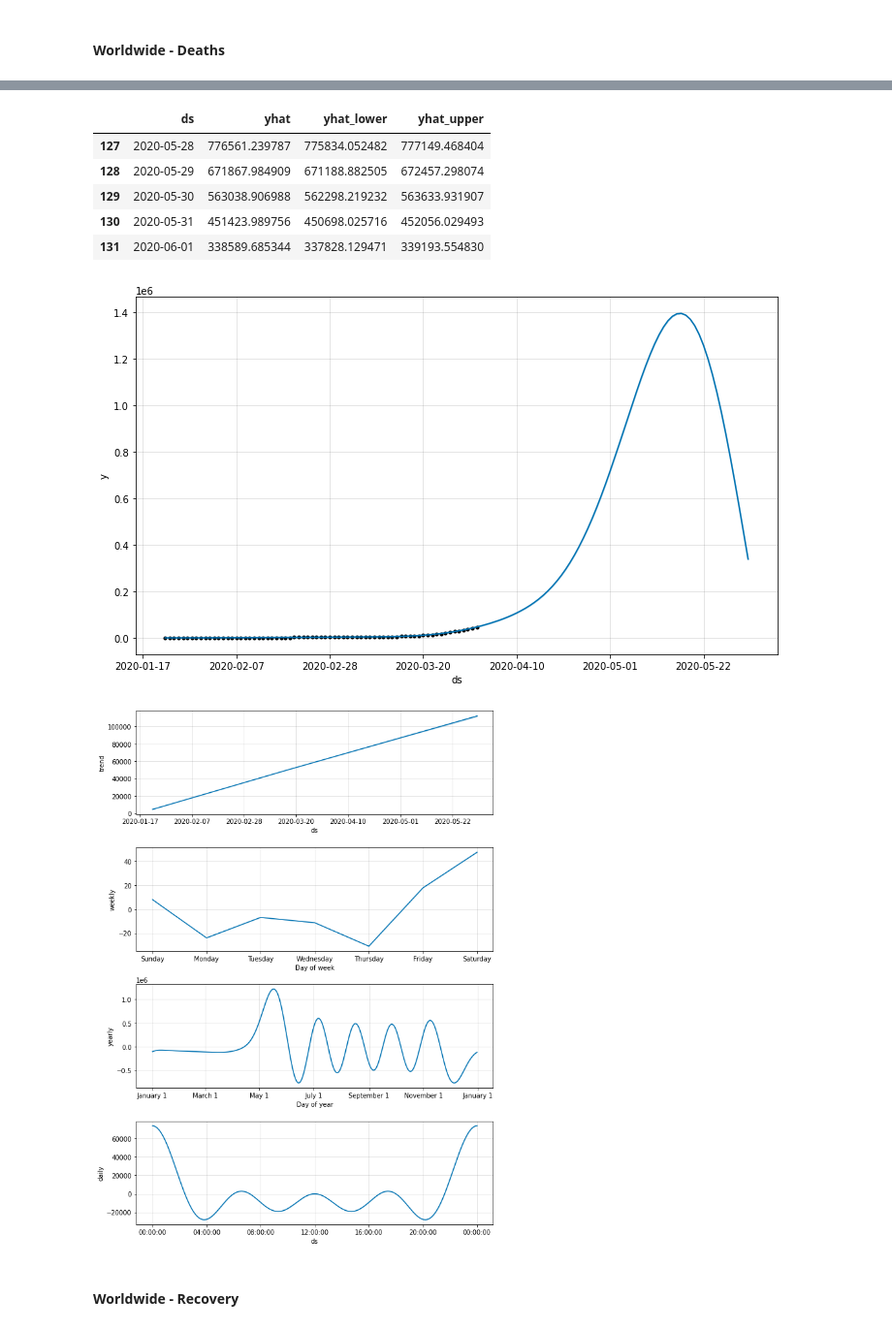
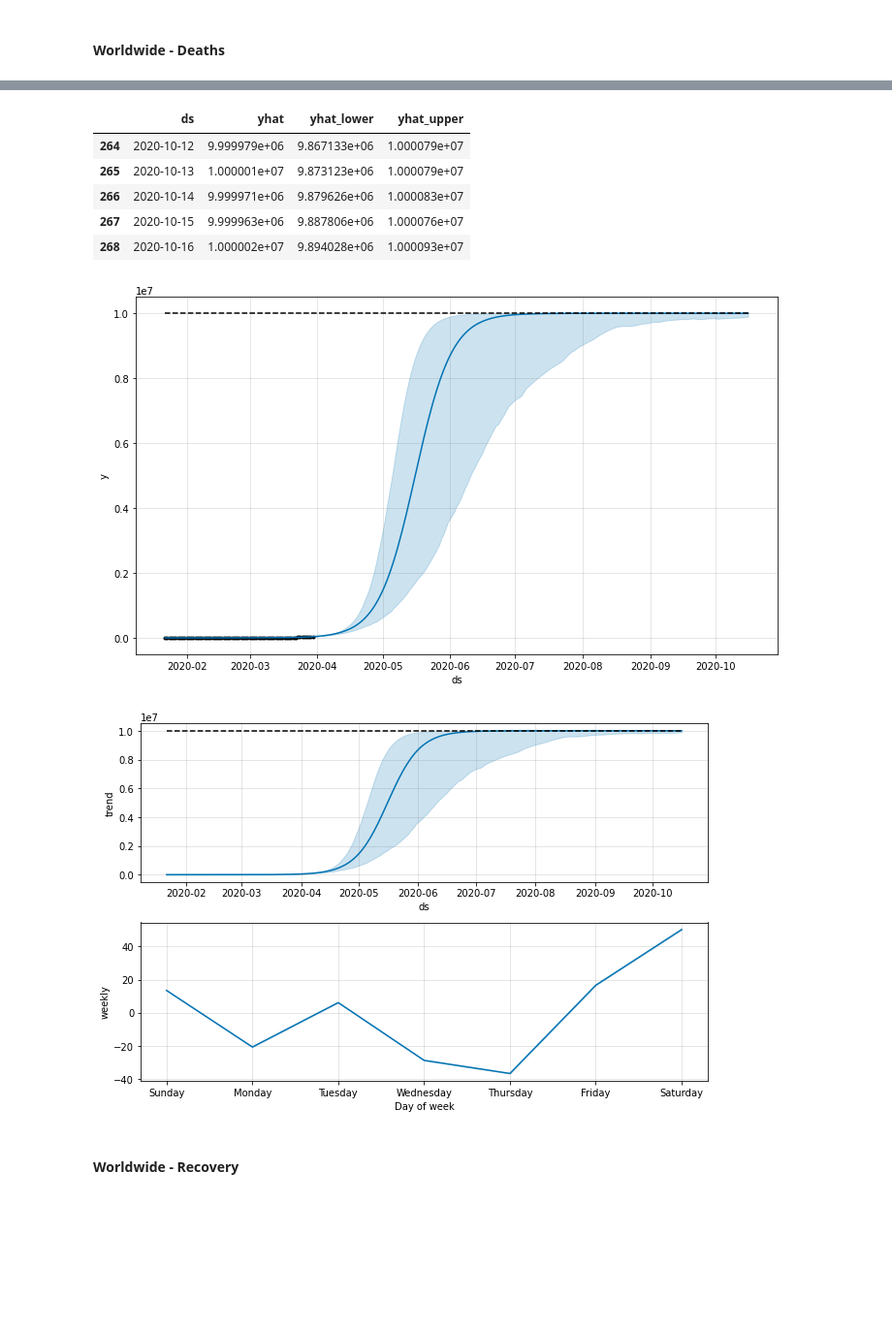
Before and after one commit to SBGitHub21/Sharing_Work, a Jupyter notebook: Predict_the_Spread_of_Covid_19.ipynb, the cells around one changed output, grey strips where cells are left out. Shown at 97% size. Cells and saved outputs as stored; diff of their text form; code cells hidden in the pictures; blank space fills up the shorter version.

```diff
--- a/Predict_the_Spread_of_Covid_19.ipynb
+++ b/Predict_the_Spread_of_Covid_19.ipynb
@@ -9,7 +4,7 @@ Drive already mounted at /content/drive; to attempt to forcibly remount, call dr
 ### Data Collection and Preprocessing
 # %%
 import pandas as pd
-df = pd.read_csv('/content/drive/My Drive/BI_project_Covid/covid_19_data.csv',parse_dates=['Last Update'],index_col=0)
+df = pd.read_csv('/content/drive/My Drive/Covid_Data/novel-corona-virus-2019-dataset/covid_19_data.csv',parse_dates=['Last Update'],index_col=0)
 #parsing according to the last update datetime column
 #serial number as index
 df.rename(columns={'ObservationDate':'Date', 'Country/Region':'Country'}, inplace=True)
@@ -394,5 +391,8 @@ m.plot_components(forecast);
 #### Worldwide - Deaths
 # %%
 #fixing data
+deaths = df.groupby('Date').sum()['Deaths'].reset_index()
 deaths.columns = ['ds','y']
 deaths['ds'] = pd.to_datetime(deaths['ds'])
+deaths['cap']= 10000000
+deaths.head()
@@ -399,6 +406,6 @@ deaths['ds'] = pd.to_datetime(deaths['ds'])
 # %%
-m = Prophet(interval_width=0.95,yearly_seasonality=True,daily_seasonality=True)
-m.fit(deaths)
-future = m.make_future_dataframe(periods=61)
+m1 = Prophet(interval_width=0.95,growth = 'logistic',n_changepoints=5)
+m1.fit(deaths)
+future = m1.make_future_dataframe(periods=200)
 future.tail()
 # %% [output]
@@ -411,21 +420,22 @@ future.tail()
 # %%
-forecast = m.predict(future)
+future['cap']=10000000
+forecast = m1.predict(future)
 forecast[['ds', 'yhat', 'yhat_lower', 'yhat_upper']].tail()
 # %% [output]
 |  | ds | yhat | yhat_lower | yhat_upper |
-| 127 | 2020-05-28 | 776561.239787 | 775834.052482 | 777149.468404 |
-| 128 | 2020-05-29 | 671867.984909 | 671188.882505 | 672457.298074 |
-| 129 | 2020-05-30 | 563038.906988 | 562298.219232 | 563633.931907 |
-| 130 | 2020-05-31 | 451423.989756 | 450698.025716 | 452056.029493 |
-| 131 | 2020-06-01 | 338589.685344 | 337828.129471 | 339193.554830 |
+| 264 | 2020-10-12 | 9.999979e+06 | 9.867133e+06 | 1.000079e+07 |
+| 265 | 2020-10-13 | 1.000001e+07 | 9.873123e+06 | 1.000079e+07 |
+| 266 | 2020-10-14 | 9.999971e+06 | 9.879626e+06 | 1.000083e+07 |
+| 267 | 2020-10-15 | 9.999963e+06 | 9.887806e+06 | 1.000076e+07 |
+| 268 | 2020-10-16 | 1.000002e+07 | 9.894028e+06 | 1.000093e+07 |
 # %%
-fig1 = m.plot(forecast)
+fig = m1.plot(forecast)
 # %% [output]
-[figure, old version]
+[figure, new version]
 # %%
-m.plot_components(forecast);
+m1.plot_components(forecast);
 # %% [output]
-[figure, old version]
+[figure, new version]
 # %% [markdown]
 #### Worldwide - Recovery
 # %%
```
Also changed, not shown: parts of 39 cells of this notebook.
